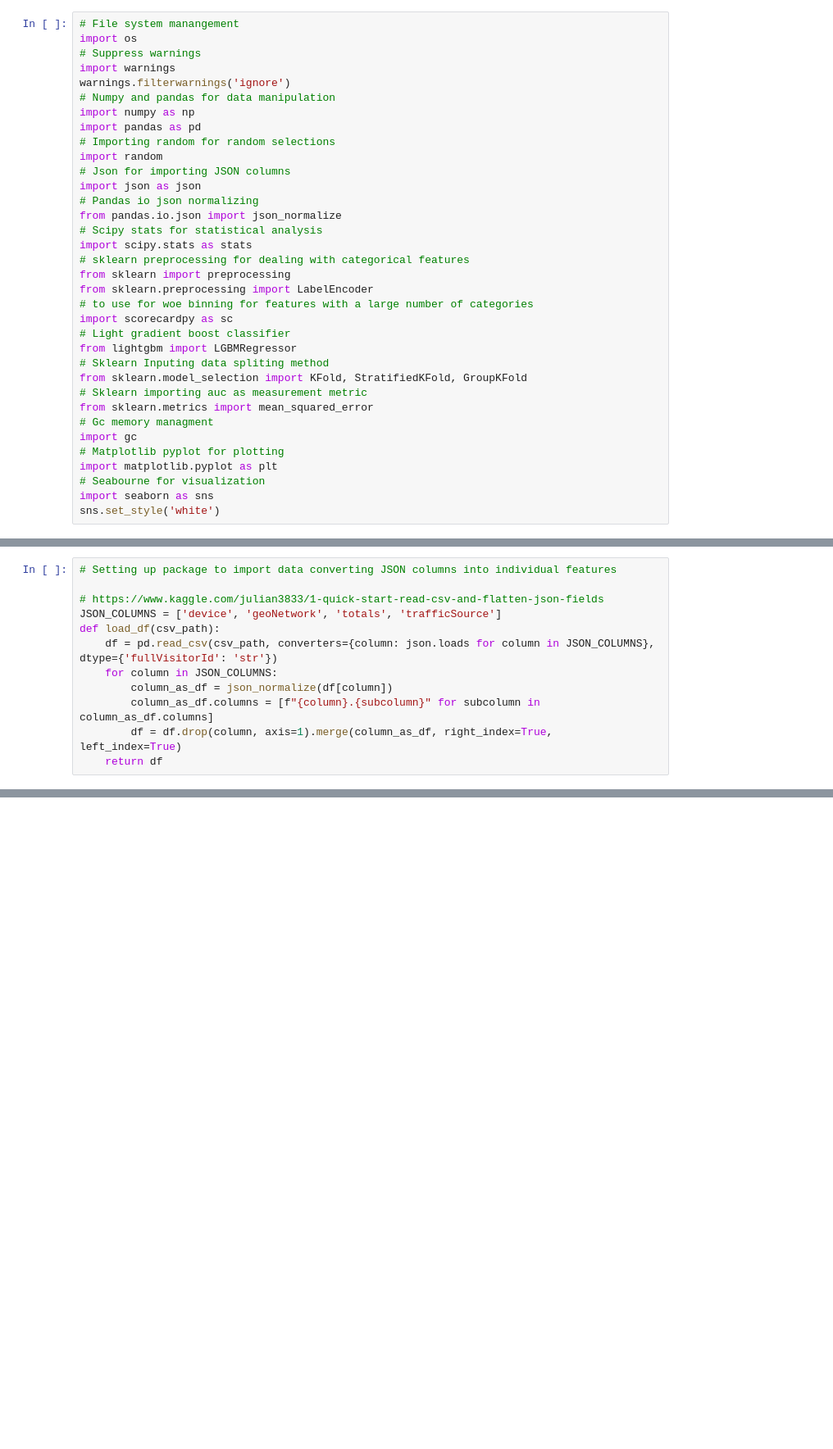
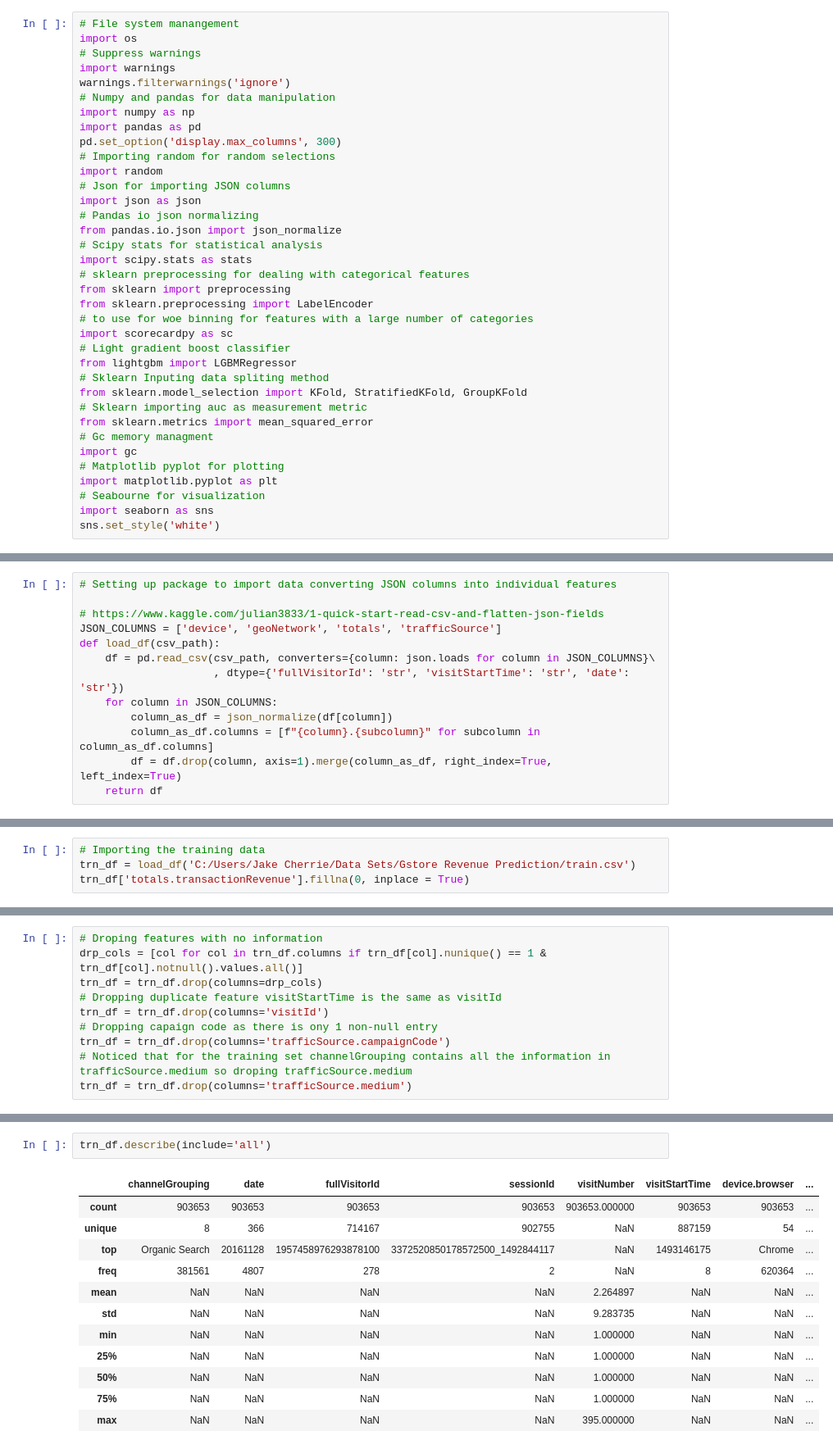
Before and after one commit to JakeCherrie/Gstore-Revenue-Prediction, a Jupyter notebook: Gstore_2.ipynb, the cells around one changed output, grey strips where cells are left out. Shown at 82% size. Saved outputs shown, nothing was run; the diff lists cells and outputs as text; blank space fills up the shorter version.

```diff
--- a/Gstore_2.ipynb
+++ b/Gstore_2.ipynb
@@ -11,6 +11,7 @@ warnings.filterwarnings('ignore')
 # Numpy and pandas for data manipulation
 import numpy as np
 import pandas as pd
+pd.set_option('display.max_columns', 300)
 # Importing random for random selections
 import random
 # Json for importing JSON columns
@@ -45,7 +46,8 @@ sns.set_style('white')
 # https://www.kaggle.com/julian3833/1-quick-start-read-csv-and-flatten-json-fields
 JSON_COLUMNS = ['device', 'geoNetwork', 'totals', 'trafficSource']
 def load_df(csv_path):
-    df = pd.read_csv(csv_path, converters={column: json.loads for column in JSON_COLUMNS}, dtype={'fullVisitorId': 'str'})
+    df = pd.read_csv(csv_path, converters={column: json.loads for column in JSON_COLUMNS}\
+                     , dtype={'fullVisitorId': 'str', 'visitStartTime': 'str', 'date': 'str'})
     for column in JSON_COLUMNS:
         column_as_df = json_normalize(df[column])
         column_as_df.columns = [f"{column}.{subcolumn}" for subcolumn in column_as_df.columns]
@@ -58,0 +68,4 @@ os.listdir('C:/Users/Jake Cherrie/Data Sets/Gstore Revenue Prediction')
+# %%
+# Importing the training data
+trn_df = load_df('C:/Users/Jake Cherrie/Data Sets/Gstore Revenue Prediction/train.csv')
+trn_df['totals.transactionRevenue'].fillna(0, inplace = True)
@@ -58,0 +93,10 @@ os.listdir('C:/Users/Jake Cherrie/Data Sets/Gstore Revenue Prediction')
+# %%
+# Droping features with no information
+drp_cols = [col for col in trn_df.columns if trn_df[col].nunique() == 1 & trn_df[col].notnull().values.all()]
+trn_df = trn_df.drop(columns=drp_cols)
+# Dropping duplicate feature visitStartTime is the same as visitId
+trn_df = trn_df.drop(columns='visitId')
+# Dropping capaign code as there is ony 1 non-null entry
+trn_df = trn_df.drop(columns='trafficSource.campaignCode')
+# Noticed that for the training set channelGrouping contains all the information in trafficSource.medium so droping trafficSource.medium
+trn_df = trn_df.drop(columns='trafficSource.medium')
@@ -59 +115,16 @@ os.listdir('C:/Users/Jake Cherrie/Data Sets/Gstore Revenue Prediction')
+# %%
+trn_df.describe(include='all')
+# %% [output]
+|  | channelGrouping | date | fullVisitorId | sessionId | visitNumber | visitStartTime | device.browser | ... |
+| count | 903653 | 903653 | 903653 | 903653 | 903653.000000 | 903653 | 903653 | ... |
+| unique | 8 | 366 | 714167 | 902755 | NaN | 887159 | 54 | ... |
+| top | Organic Search | 20161128 | 1957458976293878100 | 3372520850178572500_1492844117 | NaN | 1493146175 | Chrome | ... |
+| freq | 381561 | 4807 | 278 | 2 | NaN | 8 | 620364 | ... |
+| mean | NaN | NaN | NaN | NaN | 2.264897 | NaN | NaN | ... |
+| std | NaN | NaN | NaN | NaN | 9.283735 | NaN | NaN | ... |
+| min | NaN | NaN | NaN | NaN | 1.000000 | NaN | NaN | ... |
+| 25% | NaN | NaN | NaN | NaN | 1.000000 | NaN | NaN | ... |
+| 50% | NaN | NaN | NaN | NaN | 1.000000 | NaN | NaN | ... |
+| 75% | NaN | NaN | NaN | NaN | 1.000000 | NaN | NaN | ... |
+| max | NaN | NaN | NaN | NaN | 395.000000 | NaN | NaN | ... |
 # %%
```
Also changed, not shown: parts of 29 cells of this notebook.
